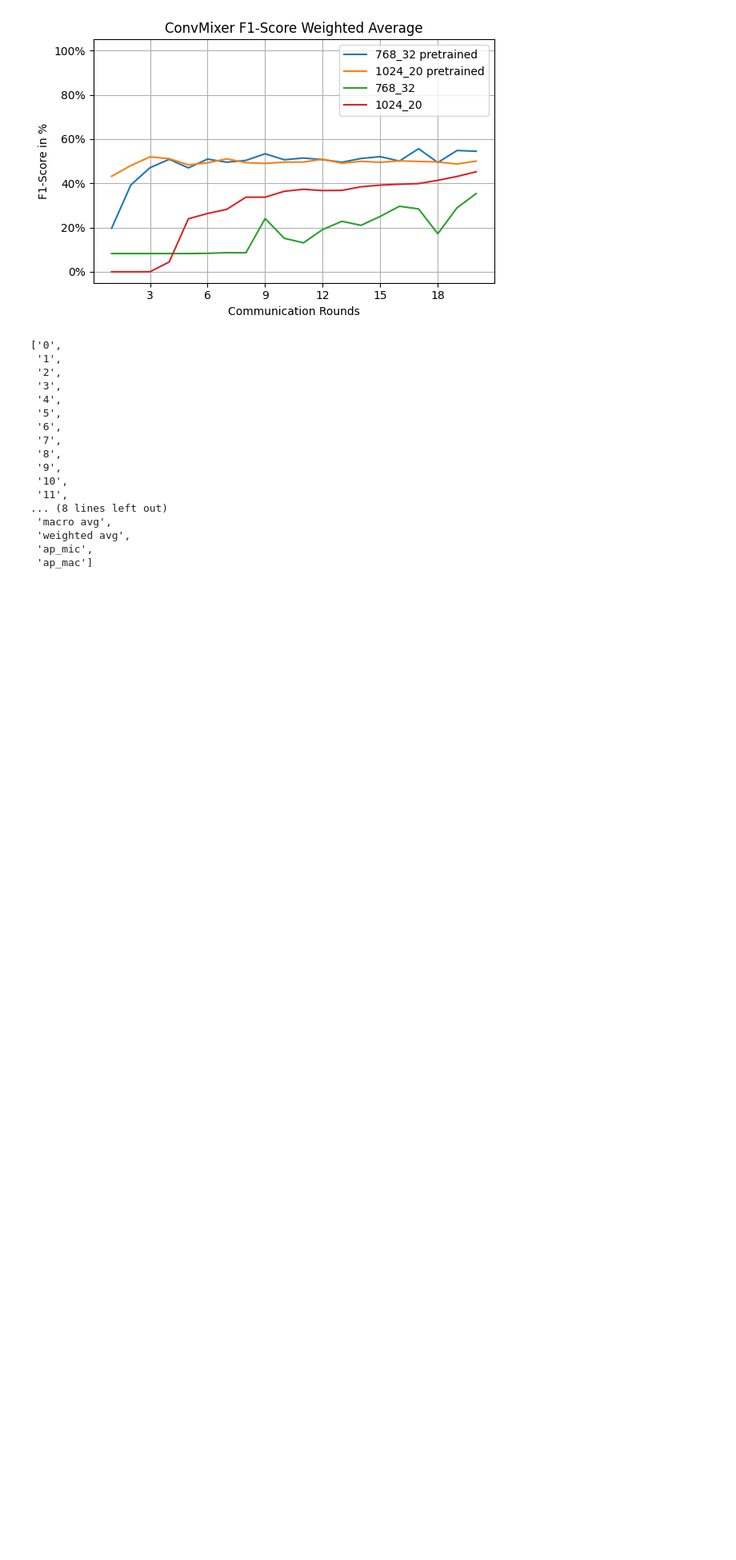
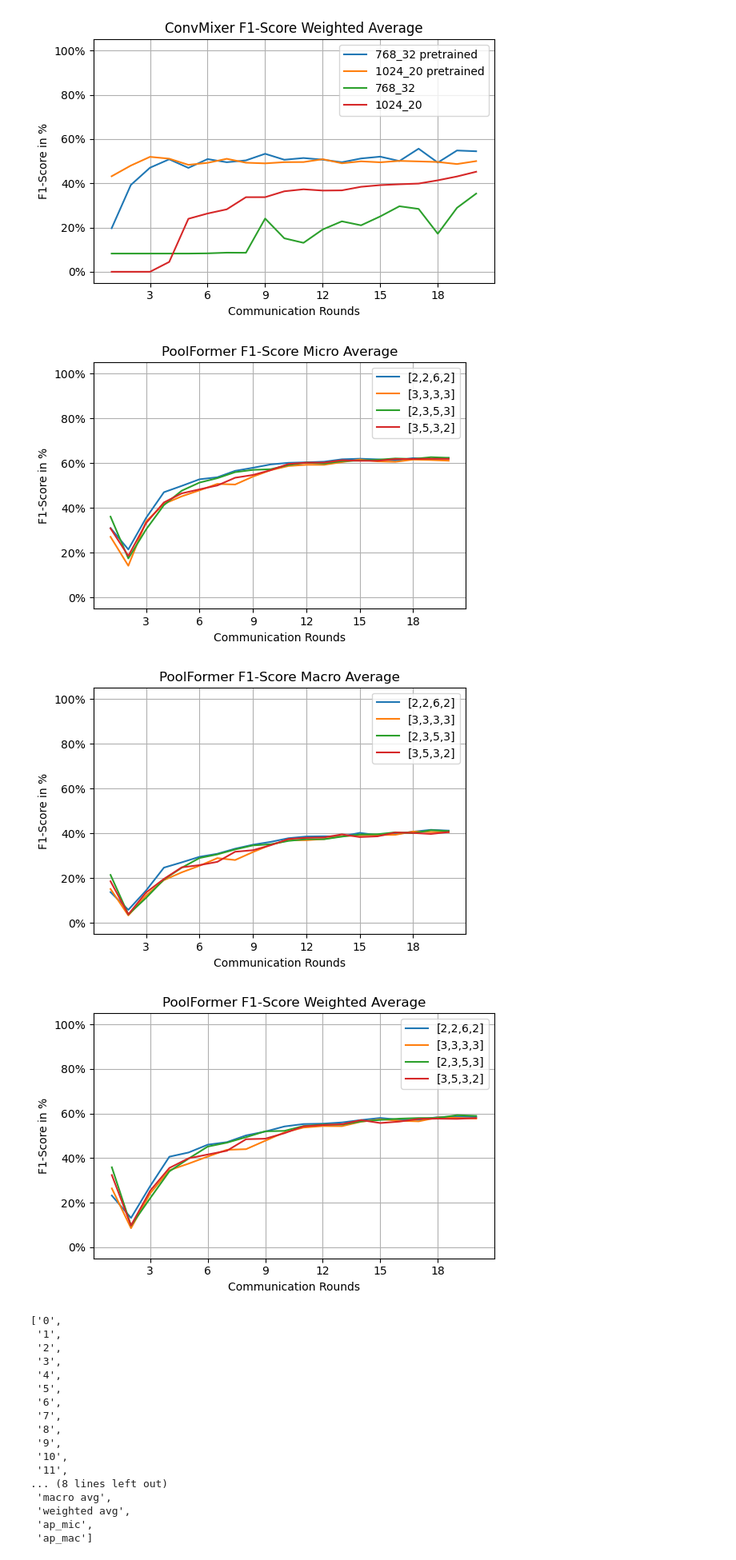
Before and after one commit to felix-zailskas/CV4RS, a Jupyter notebook: make_graphs.ipynb, the cells around one changed output. Shown at 80% size. Cells and saved outputs as stored; diff of their text form; code cells hidden in the pictures; blank space fills up the shorter version.

Commit message:
Plotting PoolFOrmer
Signed-off-by: Felix Zailskas <felixzailskas@gmail.com>

```diff
--- a/make_graphs.ipynb
+++ b/make_graphs.ipynb
@@ -138,6 +138,48 @@ create_model_comparison_plot(
 [figure]
 [figure]
 [figure]
+# %%
+import torch
+from pathlib import Path
+
+from utils.plotting import create_model_comparison_plot
+
+results_paths = [
+    "/home/felix/CV4RS/results/scenario3/fedavg/poolformer/epochs(3)_comrounds(20)_2024-01-31_09-10-39_2262.pkl",
+    "/home/felix/CV4RS/results/scenario3/fedavg/poolformer/epochs(3)_comrounds(20)_2024-01-31_00-21-53_3333.pkl",
+    "/home/felix/CV4RS/results/scenario3/fedavg/poolformer/epochs(3)_comrounds(20)_2024-01-31_17-30-15_2353.pkl",
+    "/home/felix/CV4RS/results/scenario3/fedavg/poolformer/epochs(3)_comrounds(20)_2024-02-01_09-09-11_3532.pkl"
+]
+
+model_names = ["[2,2,6,2]", "[3,3,3,3]", "[2,3,5,3]", "[3,5,3,2]"]
+
+img_dir = Path("img/")
+results_dir = Path("checkpoints/")
+
+results = {
+    "micro avg": {},
+    "macro avg": {},
+    "weighted avg": {}
+}
+for res_path, model_name in zip(results_paths, model_names):
+    curr_results = torch.load(str(res_path))['global']
+    results["micro avg"][model_name.lower()] = curr_results["micro avg"]["f1-score"]
+    results["macro avg"][model_name.lower()] = curr_results["macro avg"]["f1-score"]
+    results["weighted avg"][model_name.lower()] = curr_results["weighted avg"]["f1-score"]
+
+create_model_comparison_plot(
+    results,
+    model_types=model_names,
+    show=True,
+    save_micro=str(img_dir / f"{'-'.join(model_names)}_micro.png"),
+    save_macro=str(img_dir / f"{'-'.join(model_names)}_macro.png"),
+    save_weighted=str(img_dir / f"{'-'.join(model_names)}_weighted.png"),
+    model_type='PoolFormer'
+)
+# %% [output]
+[figure, added]
+[figure, added]
+[figure, added]
 # %%
 list(curr_results.keys())
 # %% [output]
```
Also changed, not shown: 1 other file.
